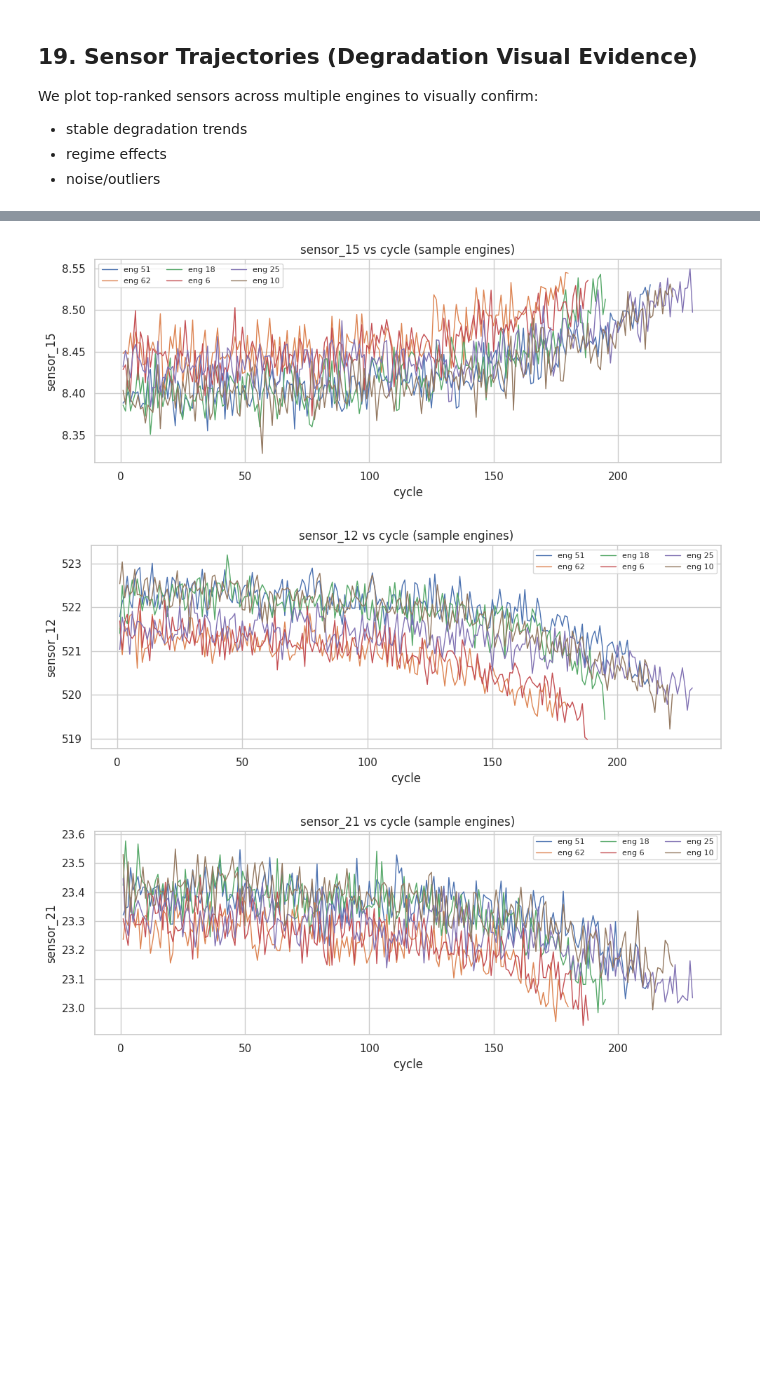
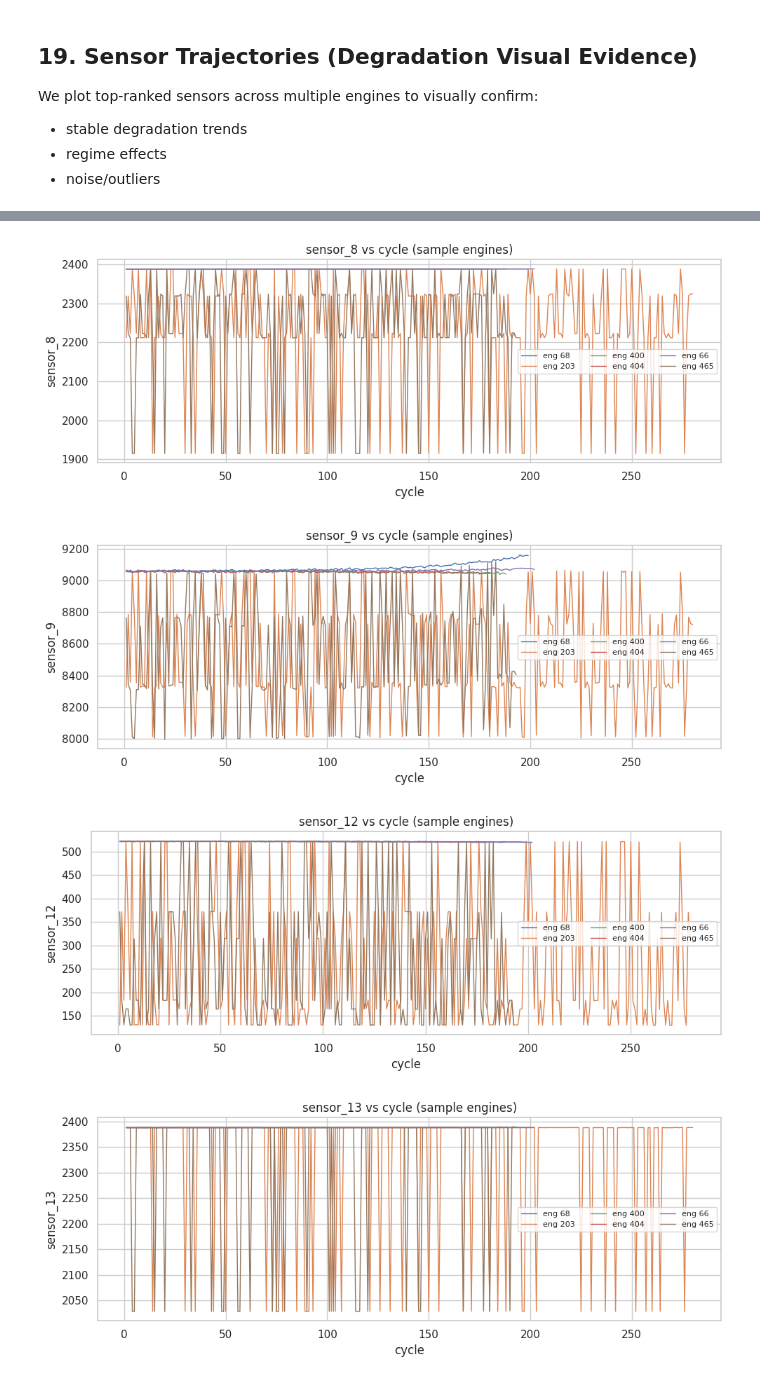
Before and after one commit to arpitDhiman2000/Predictive-Maintenance-Forecasting, a Jupyter notebook: notebook/exp_notebook.ipynb, the cells around one changed output, grey strips where cells are left out. Saved outputs shown, nothing was run; the diff lists cells and outputs as text; code cells hidden in the pictures; blank space fills up the shorter version.

```diff
--- a/notebook/exp_notebook.ipynb
+++ b/notebook/exp_notebook.ipynb
@@ -31,8 +33,8 @@ Loads the raw `train_FD001.txt` file.
 
 **Note:** C-MAPSS text files contain extra trailing spaces; they often produce empty columns that must be removed.
 # %%
-df = pd.read_csv("CMAPSSData/train_FD001.txt", header=None, sep=" ")
-df.head(5)
+df_1 = pd.read_csv("CMAPSSData/train_FD001.txt", header=None, sep=" ")
+df_1.head(5)
 # %% [output]
 |  | 0 | 1 | 2 | 3 | 4 | 5 | 6 | 7 | 8 | 9 | 10 | ... |
 | 0 | 1 | 1 | -0.0007 | -0.0004 | 100.0 | 518.67 | 641.82 | 1589.70 | 1400.60 | 14.62 | 21.61 | ... |
@@ -40,6 +42,23 @@ df.head(5)
 | 2 | 1 | 3 | -0.0043 | 0.0003 | 100.0 | 518.67 | 642.35 | 1587.99 | 1404.20 | 14.62 | 21.61 | ... |
 | 3 | 1 | 4 | 0.0007 | 0.0000 | 100.0 | 518.67 | 642.35 | 1582.79 | 1401.87 | 14.62 | 21.61 | ... |
 | 4 | 1 | 5 | -0.0019 | -0.0002 | 100.0 | 518.67 | 642.37 | 1582.85 | 1406.22 | 14.62 | 21.61 | ... |
+# %%
+df_2 = pd.read_csv("CMAPSSData/train_FD002.txt", header=None, sep=" ")
+df_3 = pd.read_csv("CMAPSSData/train_FD003.txt", header=None, sep=" ")
+df_4 = pd.read_csv("CMAPSSData/train_FD004.txt", header=None, sep=" ")
+
+dfs = [df_1, df_2, df_3, df_4]
+# %%
+offset = 0
+fixed = []
+
+for df in dfs:
+    d = df.copy()
+    d[0] = d[0].astype(int) + offset
+    fixed.append(d)
+    offset = d[0].iloc[-1]
+
+df = pd.concat(fixed, ignore_index=True)
 # %% [markdown]
 ## 2. Basic Inspection (Shape / Info / Describe)
 
@@ -340,7 +341,7 @@ Plots `op_setting_1 vs op_setting_2` colored by `op_regime`.
 # %%
 k = 4
 kmeans = KMeans(n_clusters=k, random_state=42, n_init="auto").fit(X_scaled)
-df["op_regime"] = kmeans.labels_
+df_4["op_regime"] = kmeans.labels_
 
 cols_to_show = [
     "engine_id",
@@ -352,13 +353,14 @@ cols_to_show = [
 ]
 
 # Show first 10 rows (as currently ordered)
-print(df[cols_to_show].head(10))
+print(df_4[cols_to_show].head(10))
 
 plt.figure()
-plt.scatter(df["op_setting_1"], df["op_setting_2"], s=2, c=df["op_regime"])
-plt.title("Operating regimes (clustered)")
+plt.hexbin(df_4["op_setting_1"], df_4["op_setting_2"], gridsize=25, linewidths=0, edgecolors="none")
+plt.title("Operating regimes density (hexbin)")
 plt.xlabel("op_setting_1")
 plt.ylabel("op_setting_2")
+plt.colorbar(label="count")
 plt.show()
 # %% [output]
    engine_id  cycle  op_setting_1  op_setting_2  op_setting_3  op_regime
@@ -817,7 +834,7 @@ We plot top-ranked sensors across multiple engines to visually confirm:
 - regime effects
 - noise/outliers
 # %%
-top_sensors = rank_df.head(4)["sensor"].tolist() if "rank_df" in globals() else ["sensor_2","sensor_3","sensor_4","sensor_7"]
+top_sensors = ["sensor_4","sensor_8","sensor_9","sensor_12", "sensor_13", "sensor_14"]
 
 # Sample engines
 sample_engines = np.random.choice(df["engine_id"].unique(), size=6, replace=False)
@@ -838,3 +855,4 @@ for s in top_sensors:
-[figure, old version]
+[figure, new version]
-[figure, old version]
+[figure, new version]
-[figure, old version]
+[figure, new version]
+[figure, added]
```
Also changed, not shown: parts of 22 cells of this notebook, 7 other files.
